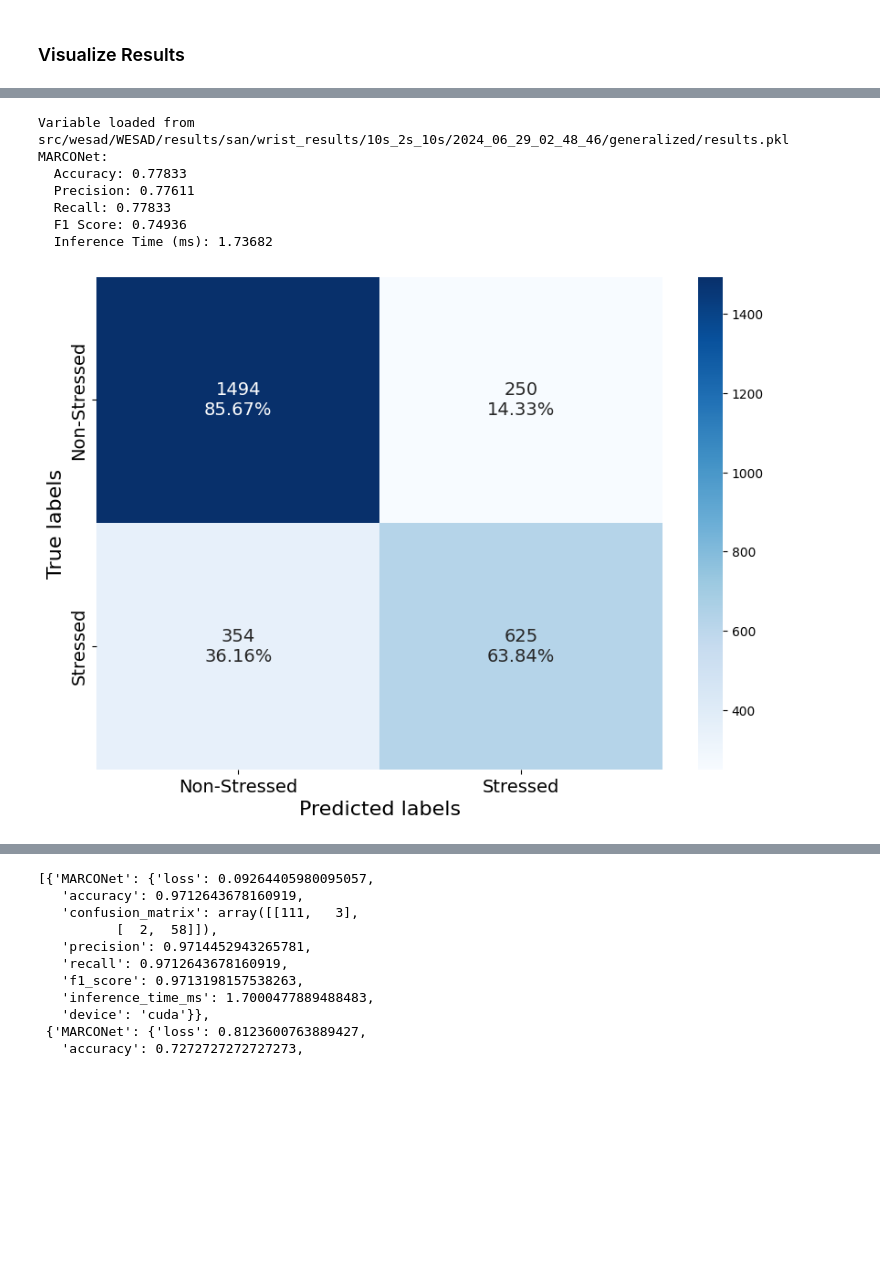
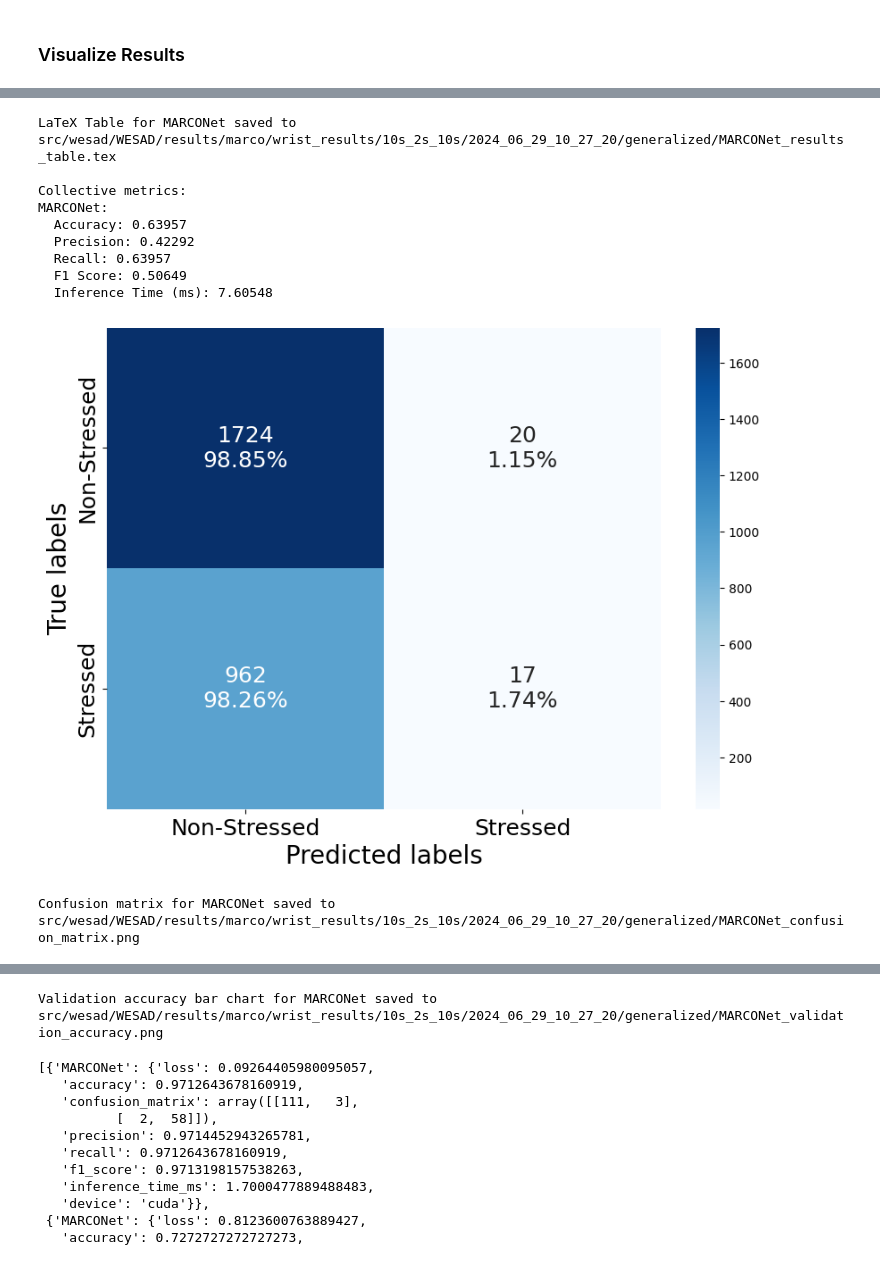
Before and after one commit to WillPowellUk/Modular-Multimodal-Stress-Detector, a Jupyter notebook: wesad_demo.ipynb, the cells around one changed output, grey strips where cells are left out. Saved outputs shown, nothing was run; the diff lists cells and outputs as text; code cells hidden in the pictures; blank space fills up the shorter version.

Commit message:
improved analysis

```diff
--- a/wesad_demo.ipynb
+++ b/wesad_demo.ipynb
@@ -639,11 +639,13 @@ Variable 'Results' saved to src/wesad/WESAD/results/san/wrist_results/10s_2s_10s
 # %%
 from src.ml_pipeline.analysis import ModelResultsAnalysis
 from src.utils import load_var
+import os
 
 # results_path = f'{save_path}/results.pkl'
-results_path = 'src/wesad/WESAD/results/san/wrist_results/10s_2s_10s/2024_06_29_02_48_46/generalized/results.pkl'
+# results_path = 'src/wesad/WESAD/results/san/wrist_results/10s_2s_10s/2024_06_29_02_48_46/generalized/results.pkl'
+results_path = 'src/wesad/WESAD/results/marco/wrist_results/10s_2s_10s/2024_06_29_10_27_20/generalized/results.pkl'
 results = load_var(results_path)
 
 analysis = ModelResultsAnalysis(results)
-analysis.analyze_collective()
+analysis.analyze_collective(os.path.dirname(results_path))
 # %% [output]
@@ -656,8 +669,11 @@ To enable the following instructions: AVX2 FMA, in other operations, rebuild Ten
-Variable loaded from src/wesad/WESAD/results/san/wrist_results/10s_2s_10s/2024_06_29_02_48_46/generalized/results.pkl
+LaTeX Table for MARCONet saved to src/wesad/WESAD/results/marco/wrist_results/10s_2s_10s/2024_06_29_10_27_20/generalized/MARCONet_results_table.tex
+
+Collective metrics:
 MARCONet:
-  Accuracy: 0.77833
-  Precision: 0.77611
-  Recall: 0.77833
-  F1 Score: 0.74936
-  Inference Time (ms): 1.73682
+  Accuracy: 0.63957
+  Precision: 0.42292
+  Recall: 0.63957
+  F1 Score: 0.50649
+  Inference Time (ms): 7.60548
-[figure, old version]
+[figure, new version]
+Confusion matrix for MARCONet saved to src/wesad/WESAD/results/marco/wrist_results/10s_2s_10s/2024_06_29_10_27_20/generalized/MARCONet_confusion_matrix.png
@@ -664,3 +681,4 @@ MARCONet:
+Validation accuracy bar chart for MARCONet saved to src/wesad/WESAD/results/marco/wrist_results/10s_2s_10s/2024_06_29_10_27_20/generalized/MARCONet_validation_accuracy.png
 # %%
 results
 # %% [output]
```
Also changed, not shown: parts of 1 cell of this notebook, 3 other files.
